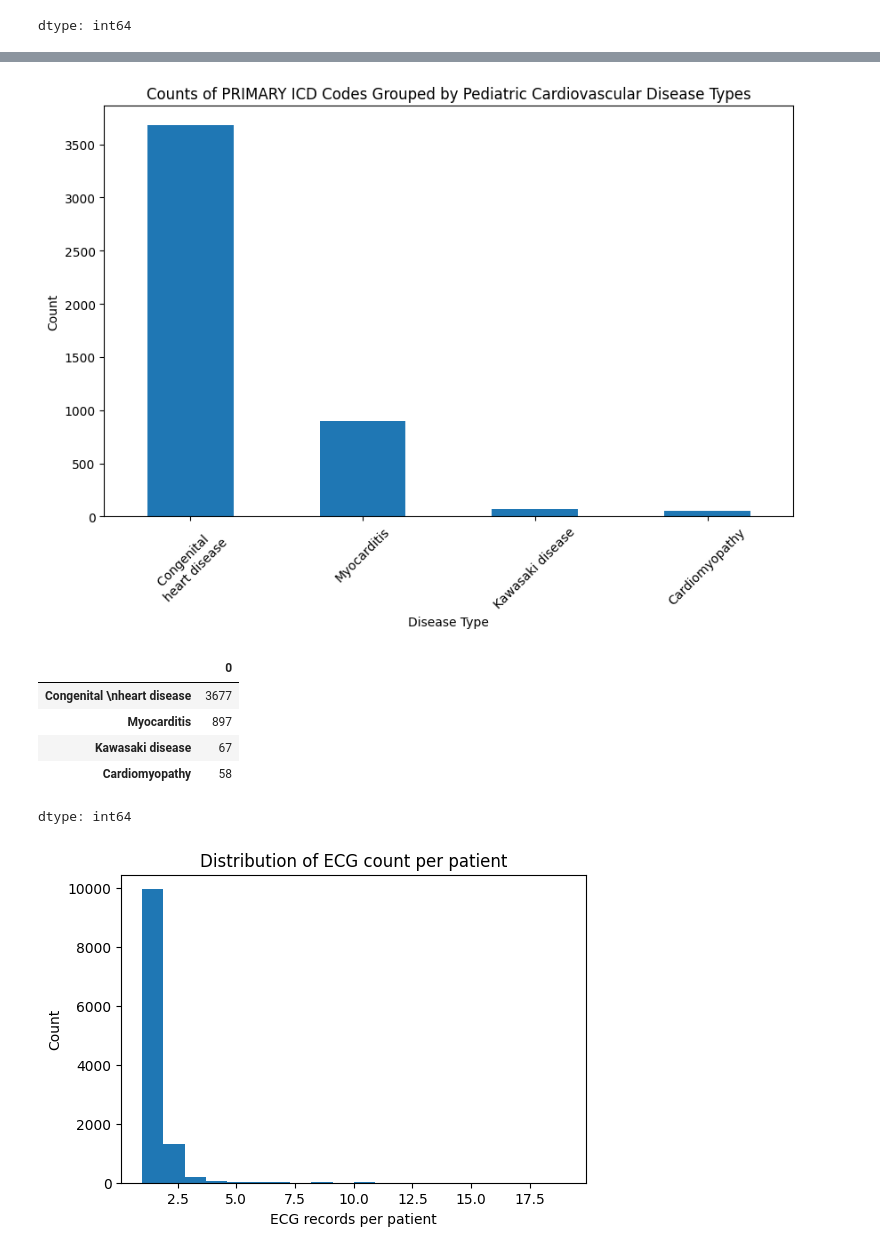
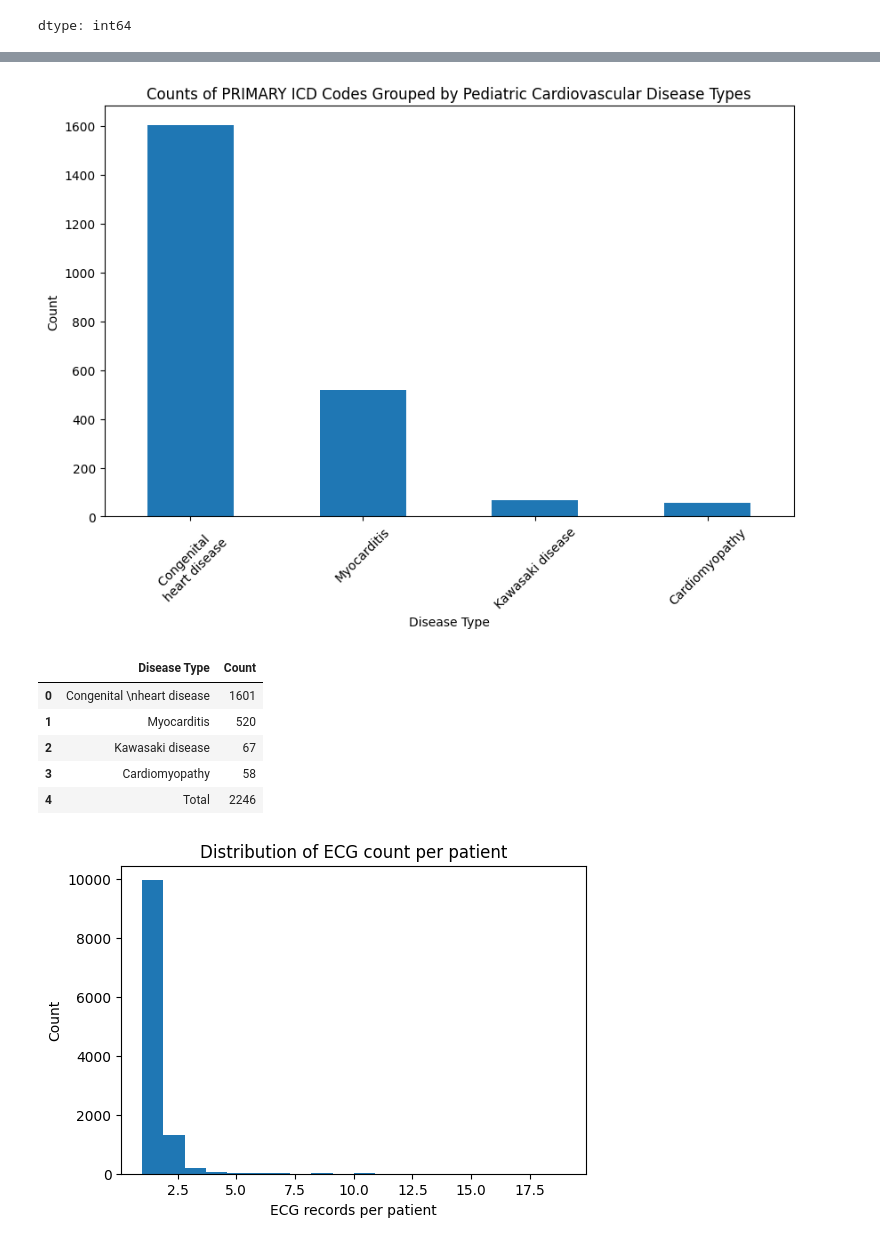
Before and after one commit to kiril-buga/Neural-Network-Training-Project, a Jupyter notebook: 1D_CNN_Multilabel_V1/DataExploration.ipynb, the cells around one changed output, grey strips where cells are left out. Drawn from its saved outputs; the diff is of its cells as text; code cells hidden in the pictures.

```diff
--- a/1D_CNN_Multilabel_V1/DataExploration.ipynb
+++ b/1D_CNN_Multilabel_V1/DataExploration.ipynb
@@ -462,56 +531,62 @@ def clean_icd_str(icd):
 # Clean ICD codes in mapping file
 df_map["ICD_clean"] = df_map["ICD-10 Code"].apply(clean_icd_str)
 
-# === Create dictionary: ICD -> list of Disease Types ===
-icd_to_types = {}
-for _, row in df_map.iterrows():
-    icd = row["ICD_clean"]
-    dtype = row["Disease Type"]
-    icd_to_types.setdefault(icd, []).append(dtype)
+# === Build 1→1 mapping: ICD -> Disease Type (drop duplicates) ===
+df_map_unique = df_map.drop_duplicates(subset=["ICD_clean"])
+icd_to_type = dict(zip(df_map_unique["ICD_clean"], df_map_unique["Disease Type"]))
 
 # === Load attributes dataset ===
 df_attr = pd.read_csv(ATTR_PATH)
 
 # === Extract ONLY the primary ICD code (first code in the line) ===
 df_attr["ICD_primary"] = (
     df_attr["ICD-10 code"]
-    .dropna()
     .astype(str)
-    .apply(lambda s: s.split(";")[0])   # Only first ICD code
+    .apply(lambda s: s.split(";")[0] if s not in ["nan", "None"] else None)
 )
 
 # Clean the primary ICD codes
-df_attr["ICD_primary_clean"] = df_attr["ICD_primary"].apply(clean_icd_str)
+df_attr["ICD_primary_clean"] = df_attr["ICD_primary"].apply(
+    lambda x: clean_icd_str(x) if pd.notna(x) else None
+)
 
-# === Count disease types using ONLY primary ICD code ===
+# === Count disease types using ONLY primary ICD code (1→1 mapping) ===
 type_counts_primary = {}
 
 for icd in df_attr["ICD_primary_clean"]:
-    if icd in icd_to_types:
-        types = icd_to_types[icd]   # Some ICDs belong to multiple disease types
-        for t in types:
-            type_counts_primary[t] = type_counts_primary.get(t, 0) + 1
+    if icd in icd_to_type:
+        t = icd_to_type[icd]   # exactly one disease type per ICD
+        type_counts_primary[t] = type_counts_primary.get(t, 0) + 1
 
 type_counts_primary = pd.Series(type_counts_primary).sort_values(ascending=False)
 
 # === Plot ===
 plt.figure(figsize=(10,6))
 type_counts_primary.plot(kind="bar")
 plt.title("Counts of PRIMARY ICD Codes Grouped by Pediatric Cardiovascular Disease Types")
 plt.xlabel("Disease Type")
 plt.ylabel("Count")
 plt.xticks(rotation=45)
 plt.show()
 
 type_counts_primary
+
+# === Convert to table and add total row ===
+type_counts_primary_table = type_counts_primary.reset_index()
+type_counts_primary_table.columns = ["Disease Type", "Count"]
+
+total_row = pd.DataFrame({"Disease Type": ["Total"], "Count": [type_counts_primary.sum()]})
+type_counts_primary_table = pd.concat([type_counts_primary_table, total_row], ignore_index=True)
+
+type_counts_primary_table
 # %% [output]
-[figure, old version]
+[figure, new version]
-|  | 0 |
-| Congenital \nheart disease | 3677 |
-| Myocarditis | 897 |
-| Kawasaki disease | 67 |
-| Cardiomyopathy | 58 |
+|  | Disease Type | Count |
+| 0 | Congenital \nheart disease | 1601 |
+| 1 | Myocarditis | 520 |
+| 2 | Kawasaki disease | 67 |
+| 3 | Cardiomyopathy | 58 |
+| 4 | Total | 2246 |
-dtype: int64
 # %%
 # ===== Number of ECGs per patient =====
 
```
Also changed, not shown: parts of 3 cells of this notebook.
